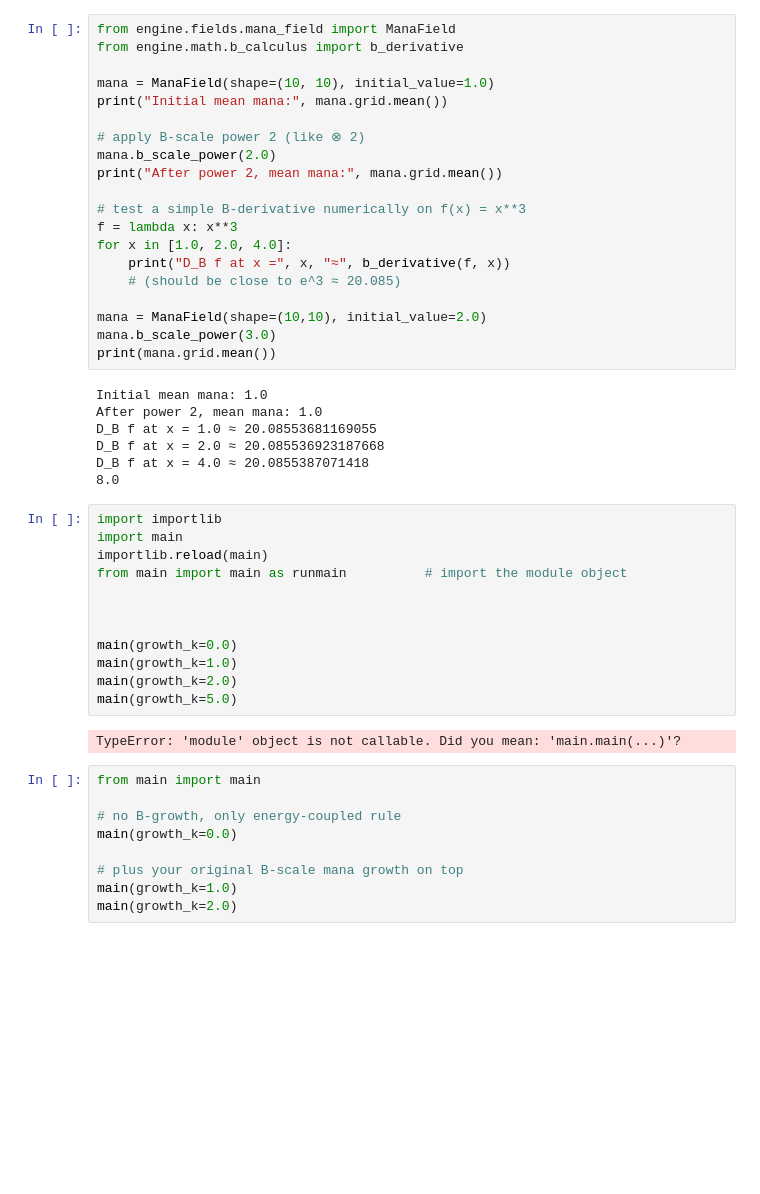
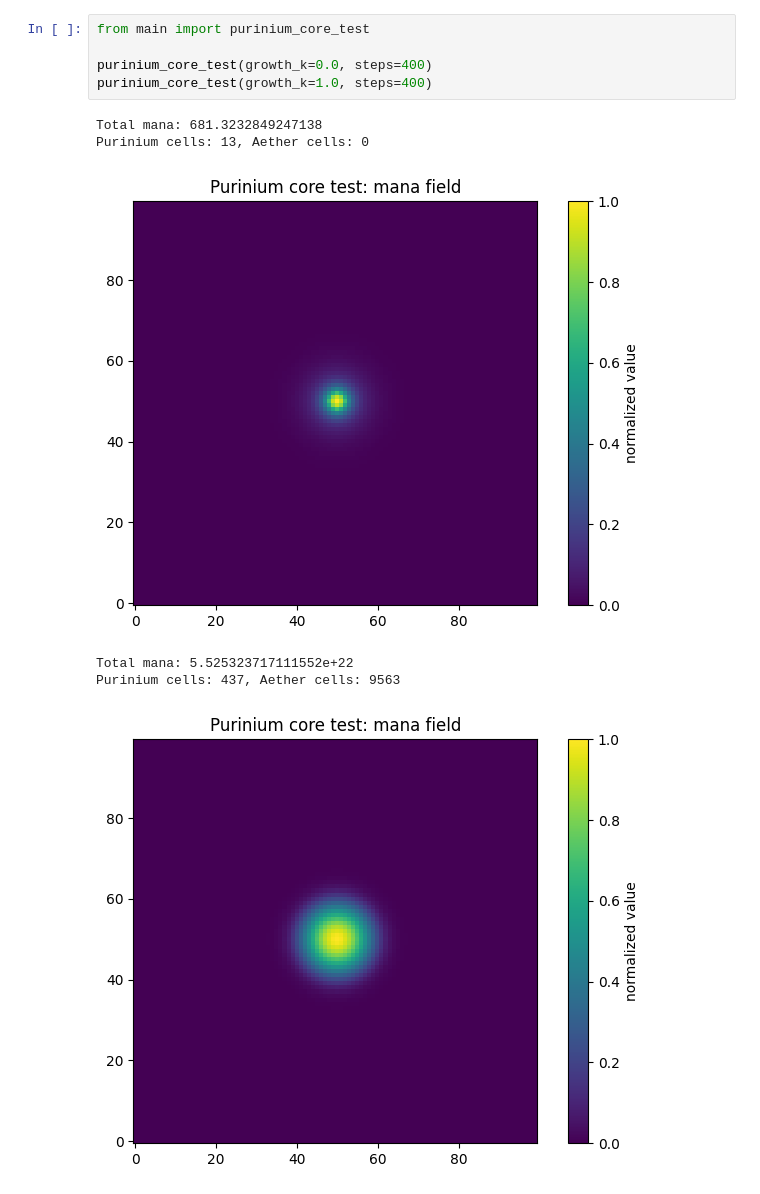
Before and after one commit to Ulas-Y/MASEGM, a Jupyter notebook: pleasse_work.ipynb, the cells around one changed output. Cells and saved outputs as stored; diff of their text form; blank space fills up the shorter version.

Commit message:
Yes... PHASES COMPLETE! And also world is a returnable object now!

```diff
--- a/pleasse_work.ipynb
+++ b/pleasse_work.ipynb
@@ -1,50 +1,12 @@
-# %%
-from engine.fields.mana_field import ManaField
-from engine.math.b_calculus import b_derivative
-
-mana = ManaField(shape=(10, 10), initial_value=1.0)
-print("Initial mean mana:", mana.grid.mean())
-
-# apply B-scale power 2 (like ⊗ 2)
-mana.b_scale_power(2.0)
-print("After power 2, mean mana:", mana.grid.mean())
-
-# test a simple B-derivative numerically on f(x) = x**3
-f = lambda x: x**3
-for x in [1.0, 2.0, 4.0]:
-    print("D_B f at x =", x, "≈", b_derivative(f, x))
-    # (should be close to e^3 ≈ 20.085)
-
-mana = ManaField(shape=(10,10), initial_value=2.0)
-mana.b_scale_power(3.0)
-print(mana.grid.mean())
-# %% [output]
-Initial mean mana: 1.0
-After power 2, mean mana: 1.0
-D_B f at x = 1.0 ≈ 20.08553681169055
-D_B f at x = 2.0 ≈ 20.085536923187668
-D_B f at x = 4.0 ≈ 20.0855387071418
-8.0
-# %%
-import importlib
-import main
-importlib.reload(main)
-from main import main as runmain          # import the module object
-
-
-
-main(growth_k=0.0)
-main(growth_k=1.0)
-main(growth_k=2.0)
-main(growth_k=5.0)
-# %% [output]
-TypeError: 'module' object is not callable. Did you mean: 'main.main(...)'?
-# %%
-from main import main
-
-# no B-growth, only energy-coupled rule
-main(growth_k=0.0)
-
-# plus your original B-scale mana growth on top
-main(growth_k=1.0)
-main(growth_k=2.0)
+# %%
+from main import purinium_core_test
+
+purinium_core_test(growth_k=0.0, steps=400)
+purinium_core_test(growth_k=1.0, steps=400)
+# %% [output]
+Total mana: 681.3232849247138
+Purinium cells: 13, Aether cells: 0
+[figure, added]
+Total mana: 5.525323717111552e+22
+Purinium cells: 437, Aether cells: 9563
+[figure, added]
```
Also changed, not shown: parts of 3 cells of this notebook, 2 other files.
